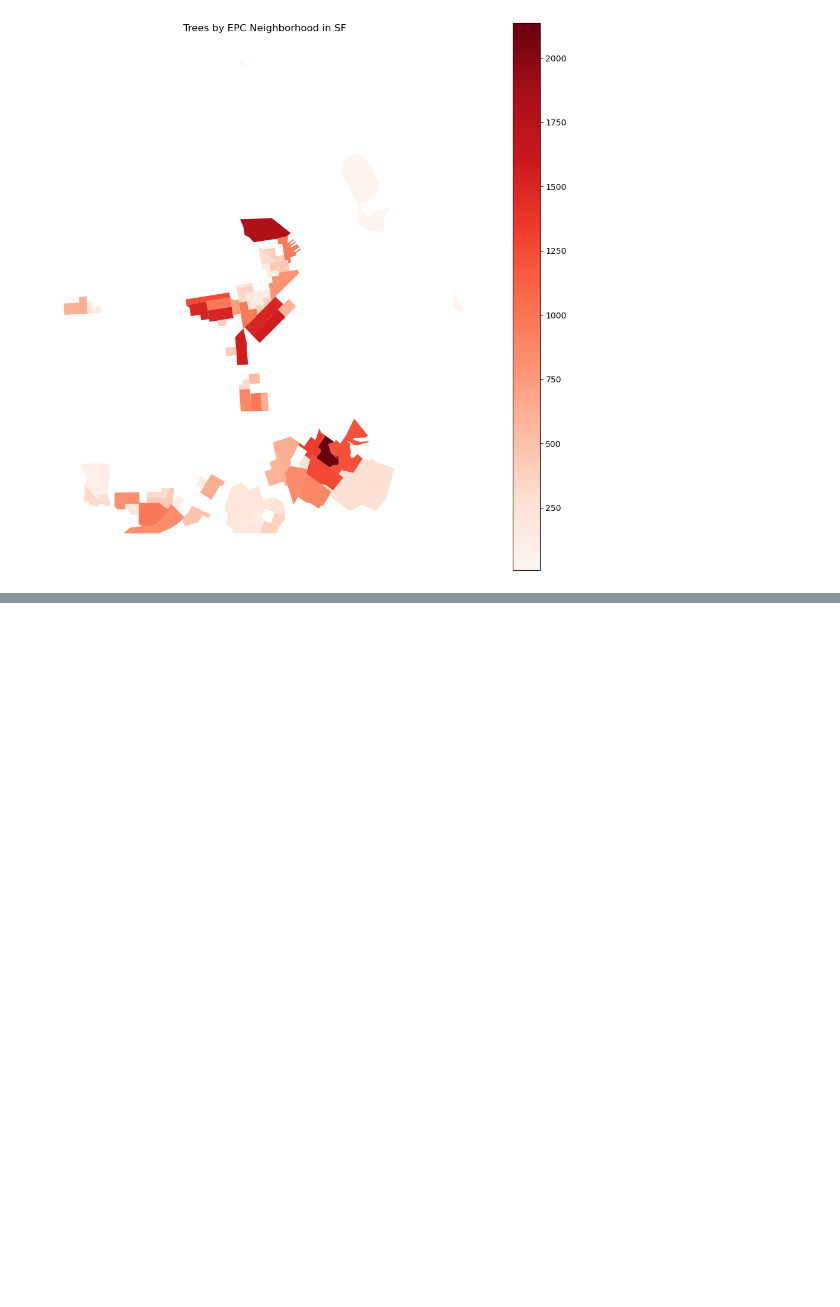
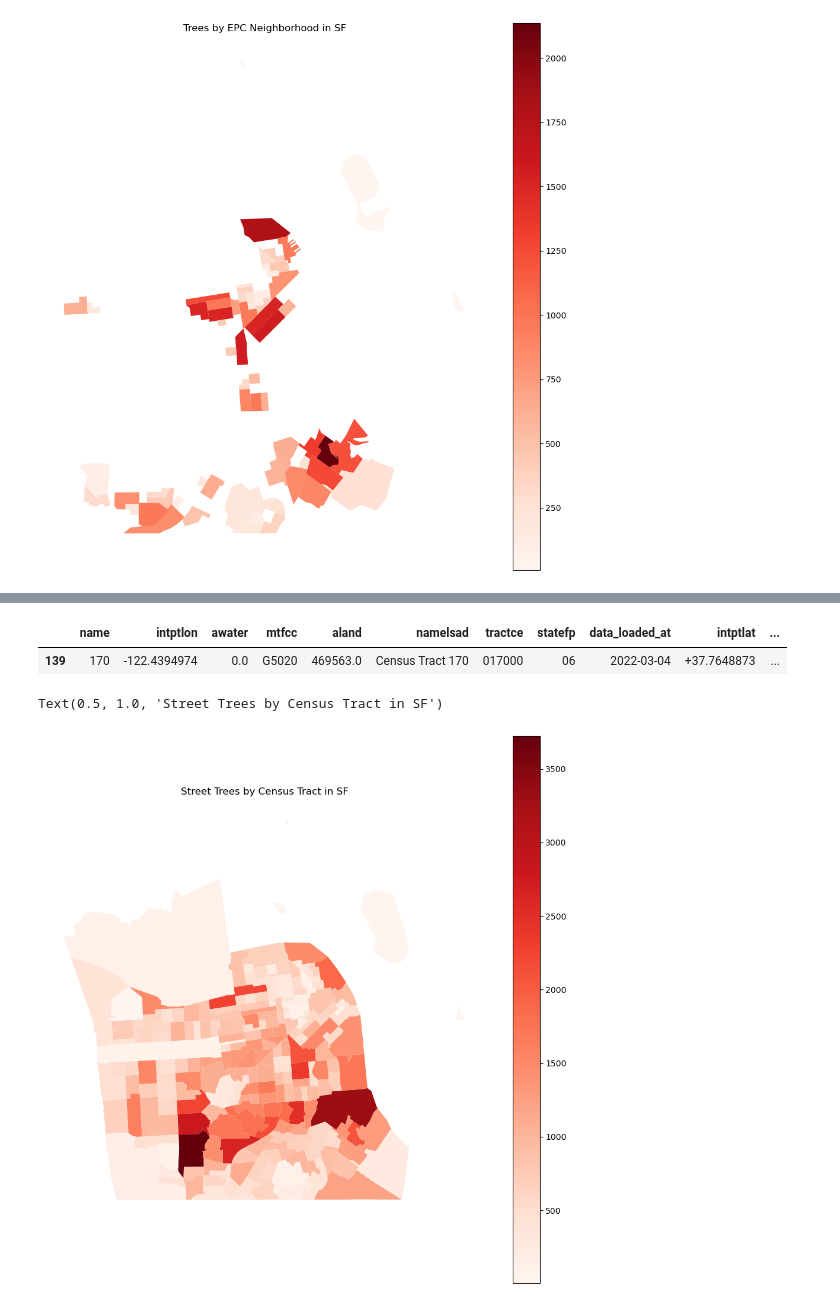
Before and after one commit to chuang01-cr/UP221-Caleb, a Jupyter notebook: Week 4 Assignment/Mini Individual Assignment .ipynb, the cells around one changed output, grey strips where cells are left out. Saved outputs shown, nothing was run; the diff lists cells and outputs as text; code cells hidden in the pictures; blank space fills up the shorter version.

```diff
--- a/Week 4 Assignment/Mini Individual Assignment .ipynb
+++ b/Week 4 Assignment/Mini Individual Assignment .ipynb
@@ -239,0 +256,5 @@ Text(0.5, 1.0, 'Trees by EPC Neighborhood in SF')
+# %%
+trees_per_census_tract = gpd.sjoin(sf_census, gdf)
+# %%
+tree_counts1 = trees_per_census_tract.value_counts('tractce').reset_index(name='tree_count')
+tree_counts1
@@ -239,0 +279,20 @@ Text(0.5, 1.0, 'Trees by EPC Neighborhood in SF')
+# %%
+neighborhoodtrees1 = sf_census.merge(tree_counts1, how='left',on='tractce')
+# %%
+neighborhoodtrees1.sample()
+# %% [output]
+|  | name | intptlon | awater | mtfcc | aland | namelsad | tractce | statefp | data_loaded_at | intptlat | ... |
+| 139 | 170 | -122.4394974 | 0.0 | G5020 | 469563.0 | Census Tract 170 | 017000 | 06 | 2022-03-04 | +37.7648873 | ... |
+# %%
+# plot trees per Equity Priority Community
+fig,ax = plt.subplots(figsize=(12,12))
+
+neighborhoodtrees1.plot(ax=ax,column='tree_count',legend=True,cmap='Reds')
+
+ax.axis('off')
+
+# add title
+ax.set_title('Street Trees by Census Tract in SF')
+# %% [output]
+Text(0.5, 1.0, 'Street Trees by Census Tract in SF')
+[figure, added]
```
Also changed, not shown: parts of 11 cells of this notebook, 1 other file.
